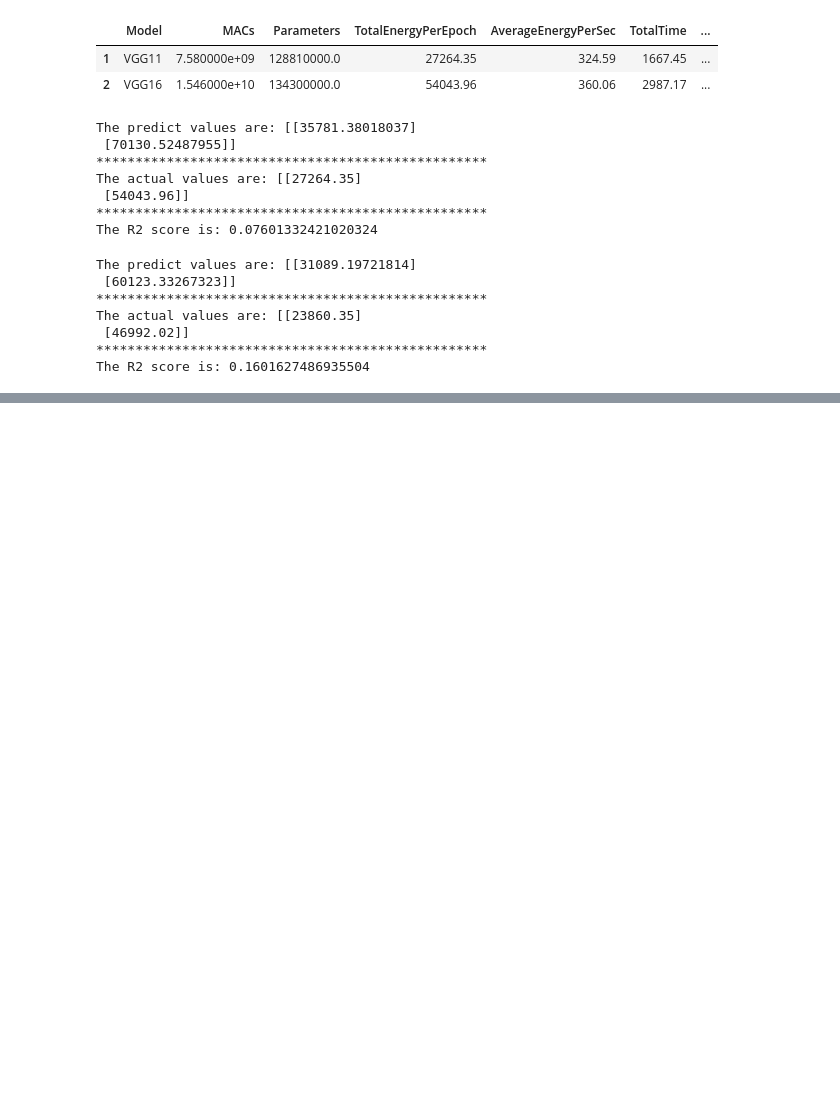
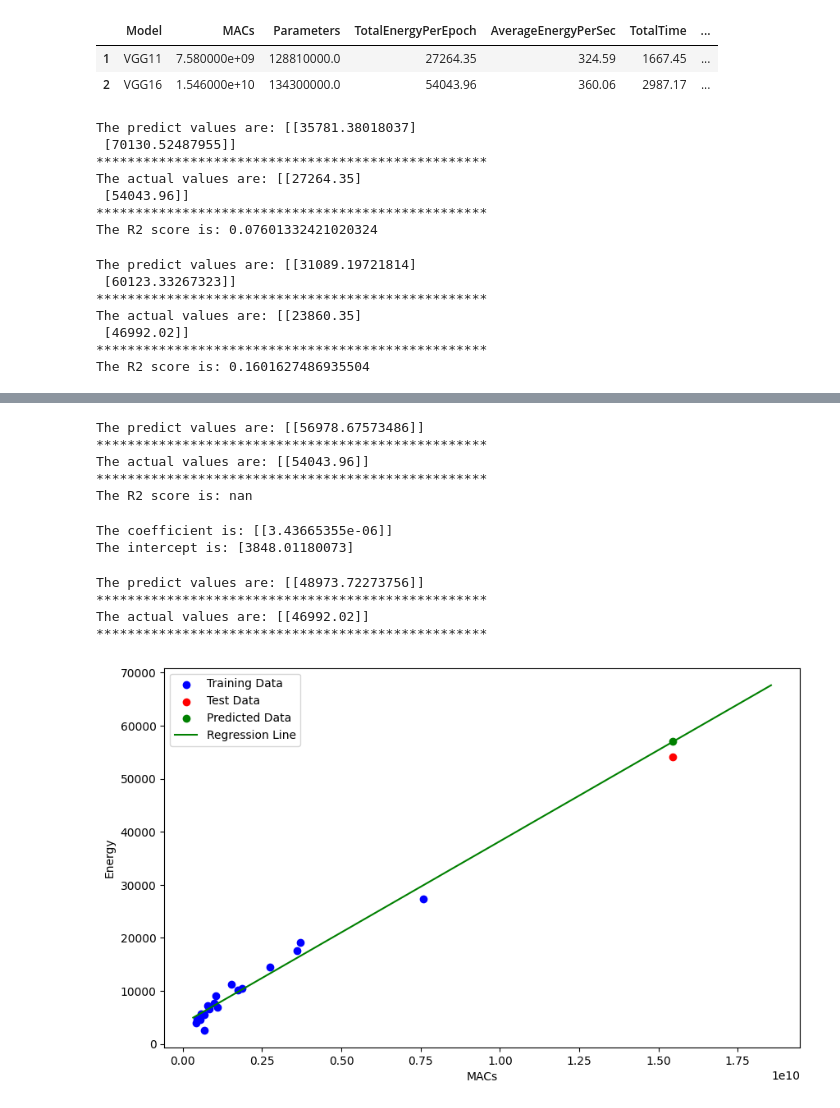
Before and after one commit to dtjgp/GreenAI, a Jupyter notebook: Cloud/4090/code/FinalDataAnalysis_func2.ipynb, the cells around one changed output, grey strips where cells are left out. Cells and saved outputs as stored; diff of their text form; code cells hidden in the pictures; blank space fills up the shorter version.

```diff
--- a/Cloud/4090/code/FinalDataAnalysis_func2.ipynb
+++ b/Cloud/4090/code/FinalDataAnalysis_func2.ipynb
@@ -127,0 +149,19 @@ PlotMACs_vs_Energy(model_data_f, macs_test_f, vgg_pred_f, energy_test_f)
+# %%
+# seperate the vgg model data with others
+testdata_only16_f = fashionmnist_modelinfo[fashionmnist_modelinfo['Model'].str.contains('VGG16')]
+testdata_only16_c = cifar100_dataset[cifar100_dataset['Model'].str.contains('VGG16')]
+
+# remove the vgg model data from the original data
+modeldata_only16_f = fashionmnist_modelinfo[~fashionmnist_modelinfo['Model'].str.contains('VGG16')]
+modeldata_only16_c = cifar100_dataset[~cifar100_dataset['Model'].str.contains('VGG16')]
+# %%
+# find out the MACs of each model
+mac_train_only16_f = modeldata_only16_f['MACs'].values.reshape(-1, 1)
+mac_test_only16_f = testdata_only16_f['MACs'].values.reshape(-1, 1)
+mac_train_only16_c = modeldata_only16_c['MACs'].values.reshape(-1, 1)
+mac_test_only16_c = testdata_only16_c['MACs'].values.reshape(-1, 1)
+# find out the energy of each model
+energy_train_only16_f = modeldata_only16_f['TotalEnergyPerEpoch'].values.reshape(-1, 1)
+energy_test_only16_f = testdata_only16_f['TotalEnergyPerEpoch'].values.reshape(-1, 1)
+energy_train_only16_c = modeldata_only16_c['TotalEnergyPerEpoch'].values.reshape(-1, 1)
+energy_test_only16_c = testdata_only16_c['TotalEnergyPerEpoch'].values.reshape(-1, 1)
@@ -127,0 +170,48 @@ PlotMACs_vs_Energy(model_data_f, macs_test_f, vgg_pred_f, energy_test_f)
+# %%
+model_macwithvgg11_f = LinearRegression()
+model_macwithvgg11_f.fit(mac_train_only16_f, energy_train_only16_f)
+only16_pred_f = model_macwithvgg11_f.predict(mac_test_only16_f)
+# r2_only16_f = model_macwithvgg11_f.score(mac_test_only16_f, energy_test_only16_f)
+
+print(f'The predict values are: {only16_pred_f}')
+print('*'*50)
+print(f'The actual values are: {energy_test_only16_f}')
+print('*'*50)
+# print(f'The R2 score is: {r2_only16_f}')
+# %% [output]
+The predict values are: [[56978.67573486]]
+**************************************************
+The actual values are: [[54043.96]]
+**************************************************
+The R2 score is: nan
+# %%
+# show the coefficient and the intercept of the model
+print(f'The coefficient is: {model_macwithvgg11_f.coef_}')
+print(f'The intercept is: {model_macwithvgg11_f.intercept_}')
+# %% [output]
+The coefficient is: [[3.43665355e-06]]
+The intercept is: [3848.01180073]
+# %%
+model_macwithvgg11_c = LinearRegression()
+model_macwithvgg11_c.fit(mac_train_only16_c, energy_train_only16_c)
+only16_pred_c = model_macwithvgg11_c.predict(mac_test_only16_c)
+# r2_only16_f = model_macwithvgg11_f.score(mac_test_only16_f, energy_test_only16_f)
+
+print(f'The predict values are: {only16_pred_c}')
+print('*'*50)
+print(f'The actual values are: {energy_test_only16_c}')
+print('*'*50)
+# print(f'The R2 score is: {r2_only16_f}')
+# %% [output]
+The predict values are: [[48973.72273756]]
+**************************************************
+The actual values are: [[46992.02]]
+**************************************************
+# %%
+PlotMACs_vs_Energy(modeldata_only16_f,
+                    mac_test_only16_f,
+                        only16_pred_f,
+                 energy_test_only16_f,
+                 model_macwithvgg11_f)
+# %% [output]
+[figure, added]
```
Also changed, not shown: parts of 6 cells of this notebook, 1 other file.
